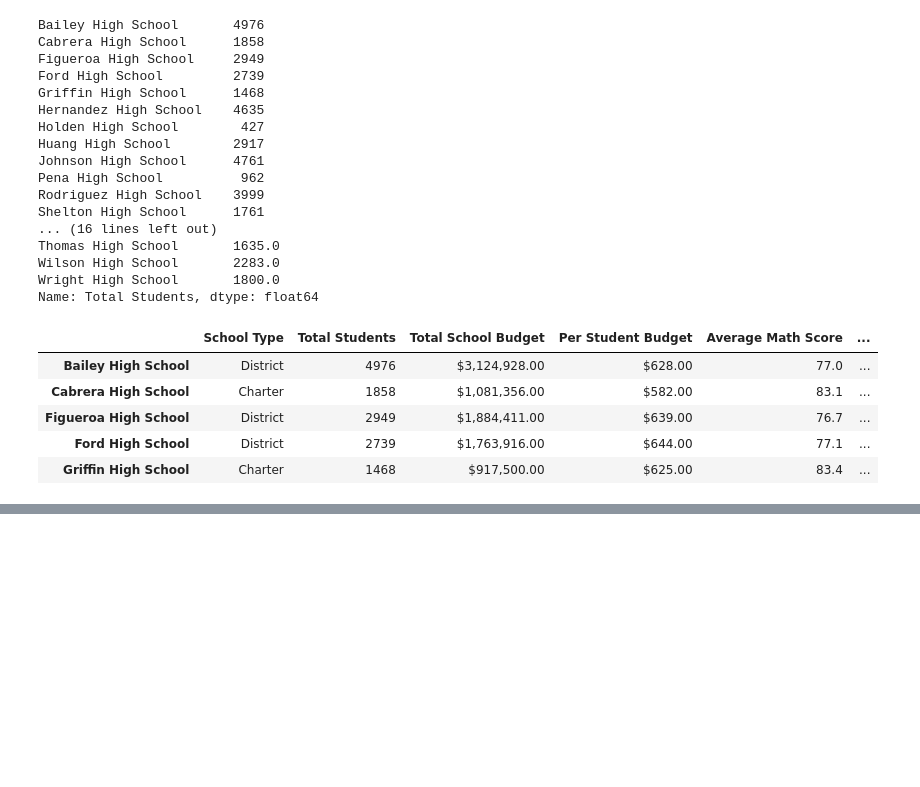
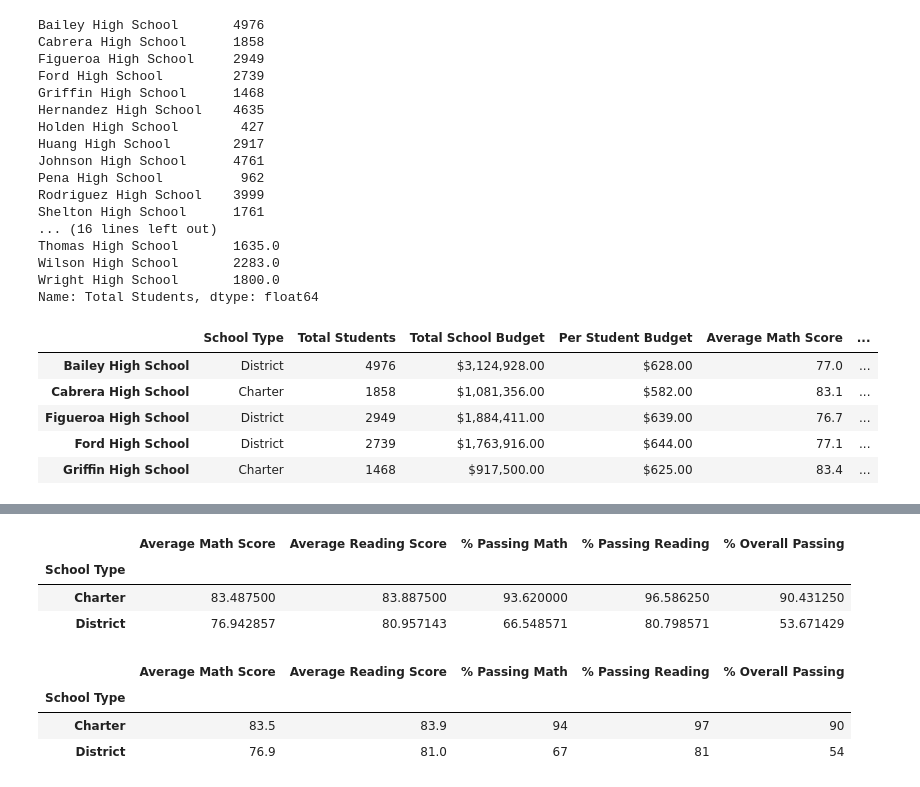
Before and after one commit to monikatomhave/School_District_Analysis, a Jupyter notebook: PyCitySchools.ipynb, the cells around one changed output, grey strips where cells are left out. Saved outputs shown, nothing was run; the diff lists cells and outputs as text; code cells hidden in the pictures; blank space fills up the shorter version.

Commit message:
Add files via upload
scores by school type

```diff
--- a/PyCitySchools.ipynb
+++ b/PyCitySchools.ipynb
@@ -1541,3 +1541,50 @@ size_summary_df
 | Small (<1000) | 83.8 | 83.9 | 94 | 96 | 90 |
 | Medium (1000-1999) | 83.4 | 83.9 | 94 | 97 | 91 |
 | Large (2000-5000) | 77.7 | 81.3 | 70 | 83 | 58 |
+# %%
+# 4.13.1 group by School Type
+
+# Calculate averages for the desired columns.
+type_math_scores = per_school_summary_df.groupby(["School Type"]).mean()["Average Math Score"]
+
+type_reading_scores = per_school_summary_df.groupby(["School Type"]).mean()["Average Reading Score"]
+
+type_passing_math = per_school_summary_df.groupby(["School Type"]).mean()["% Passing Math"]
+
+type_passing_reading = per_school_summary_df.groupby(["School Type"]).mean()["% Passing Reading"]
+
+type_overall_passing = per_school_summary_df.groupby(["School Type"]).mean()["% Overall Passing"]
+# %%
+#4.13.2  create a DataFrame for the Scores by SChool Type
+
+type_summary_df = pd.DataFrame({
+          "Average Math Score" : type_math_scores,
+          "Average Reading Score": type_reading_scores,
+          "% Passing Math": type_passing_math,
+          "% Passing Reading": type_passing_reading,
+          "% Overall Passing": type_overall_passing})
+
+type_summary_df
+# %% [output]
+|  | Average Math Score | Average Reading Score | % Passing Math | % Passing Reading | % Overall Passing |
+| School Type |  |  |  |  |  |
+| Charter | 83.487500 | 83.887500 | 93.620000 | 96.586250 | 90.431250 |
+| District | 76.942857 | 80.957143 | 66.548571 | 80.798571 | 53.671429 |
+# %%
+# Formatting 4.13.2
+type_summary_df["Average Math Score"] = type_summary_df["Average Math Score"].map("{:.1f}".format)
+
+type_summary_df["Average Reading Score"] = type_summary_df["Average Reading Score"].map("{:.1f}".format)
+
+type_summary_df["% Passing Math"] = type_summary_df["% Passing Math"].map("{:.0f}".format)
+
+type_summary_df["% Passing Reading"] = type_summary_df["% Passing Reading"].map("{:.0f}".format)
+
+type_summary_df["% Overall Passing"] = type_summary_df["% Overall Passing"].map("{:.0f}".format)
+
+type_summary_df
+# %% [output]
+|  | Average Math Score | Average Reading Score | % Passing Math | % Passing Reading | % Overall Passing |
+| School Type |  |  |  |  |  |
+| Charter | 83.5 | 83.9 | 94 | 97 | 90 |
+| District | 76.9 | 81.0 | 67 | 81 | 54 |
```
